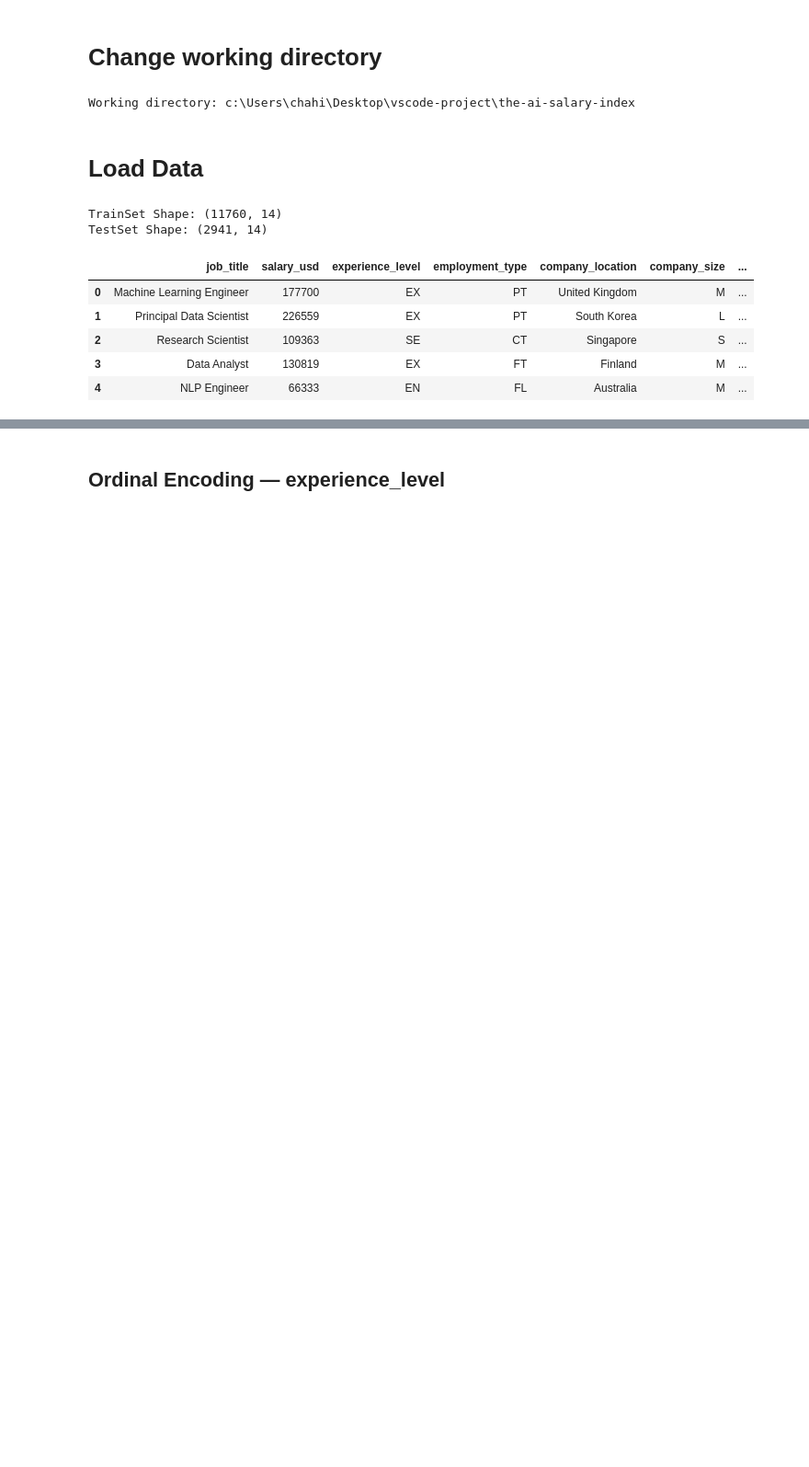
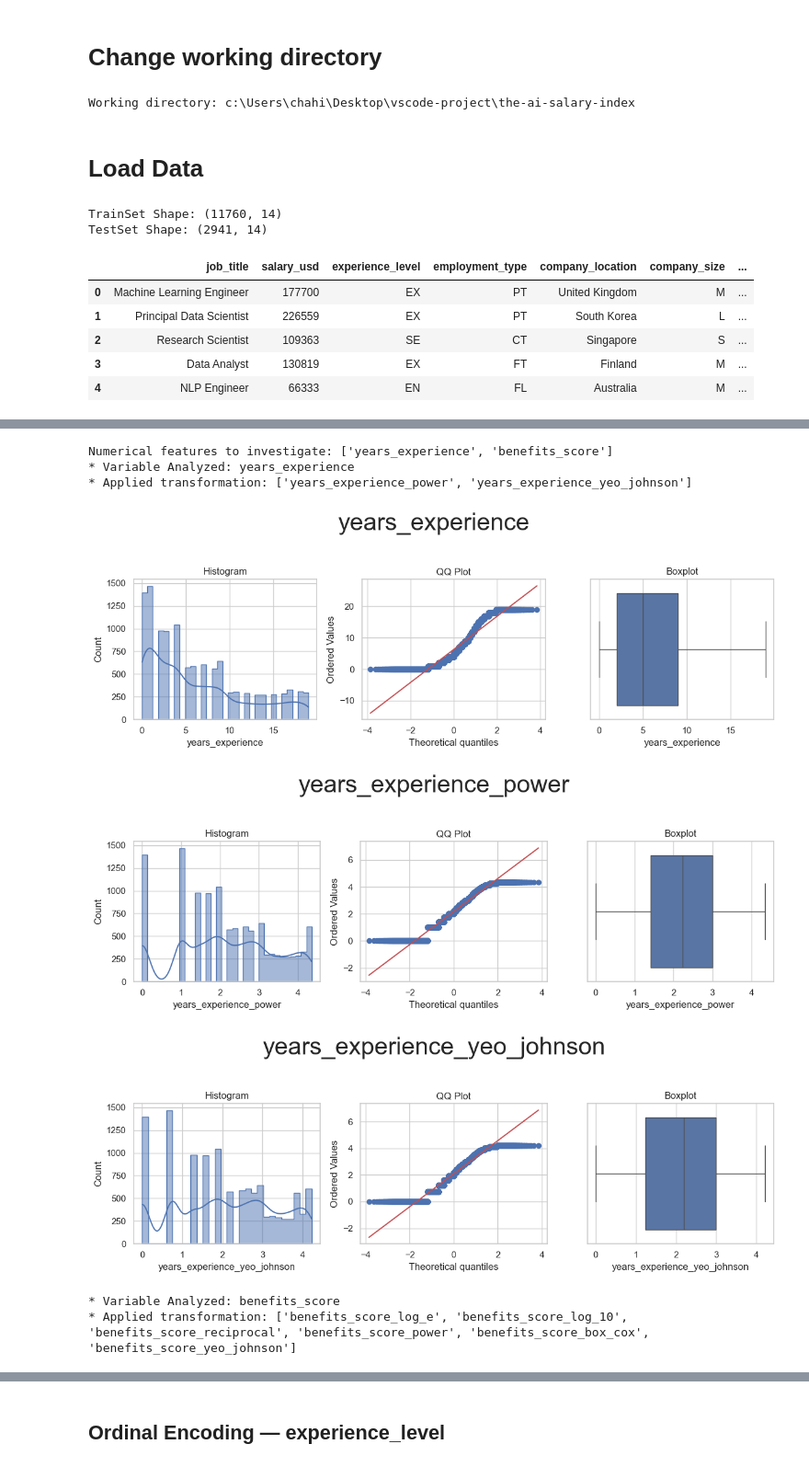
Before and after one commit to Scaphix/the-ai-salary-index, a Jupyter notebook: jupyter_notebooks/04 - FeatureEngineering.ipynb, the cells around one changed output, grey strips where cells are left out. Shown at 92% size. Saved outputs shown, nothing was run; the diff lists cells and outputs as text; code cells hidden in the pictures; blank space fills up the shorter version.

Commit message:
Add Custom Feature Engineering Analysis Function to the FeatureEngineering notebook

```diff
--- a/jupyter_notebooks/04 - FeatureEngineering.ipynb
+++ b/jupyter_notebooks/04 - FeatureEngineering.ipynb
@@ -57,0 +227,17 @@ TestSet Shape: (2941, 14)
+# %%
+numerical_cols = TrainSet.select_dtypes(include='number').columns.tolist()
+numerical_cols = [c for c in numerical_cols if c not in ['salary_usd', 'remote_ratio']]
+print("Numerical features to investigate:", numerical_cols)
+
+df_numerical_feat_eng = FeatureEngineeringAnalysis(
+    df=TrainSet[numerical_cols].copy(), analysis_type='numerical'
+)
+# %% [output]
+Numerical features to investigate: ['years_experience', 'benefits_score']
+* Variable Analyzed: years_experience
+* Applied transformation: ['years_experience_power', 'years_experience_yeo_johnson']
+[figure, added]
+[figure, added]
+[figure, added]
+* Variable Analyzed: benefits_score
+* Applied transformation: ['benefits_score_log_e', 'benefits_score_log_10', 'benefits_score_reciprocal', 'benefits_score_power', 'benefits_score_box_cox', 'benefits_score_yeo_johnson']
```
Also changed, not shown: parts of 24 cells of this notebook, 2 other files.
